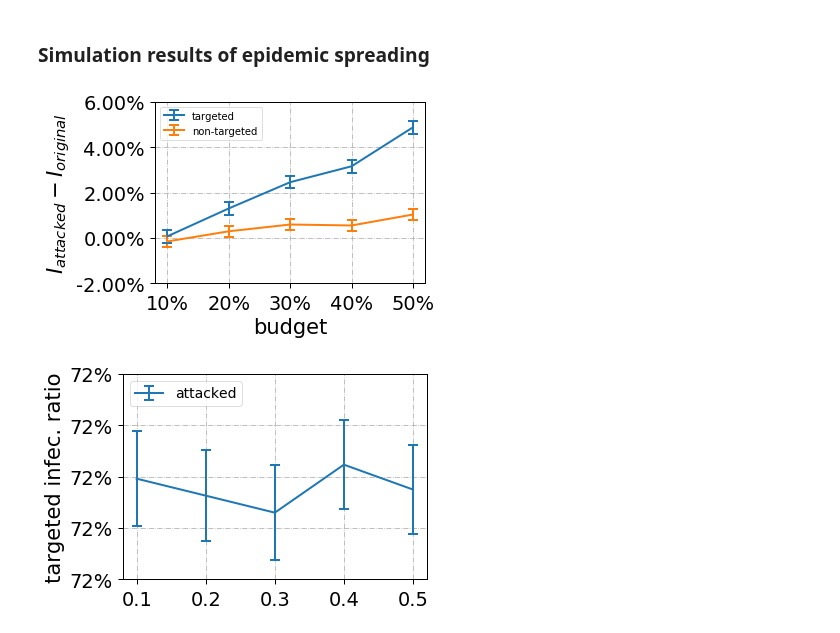
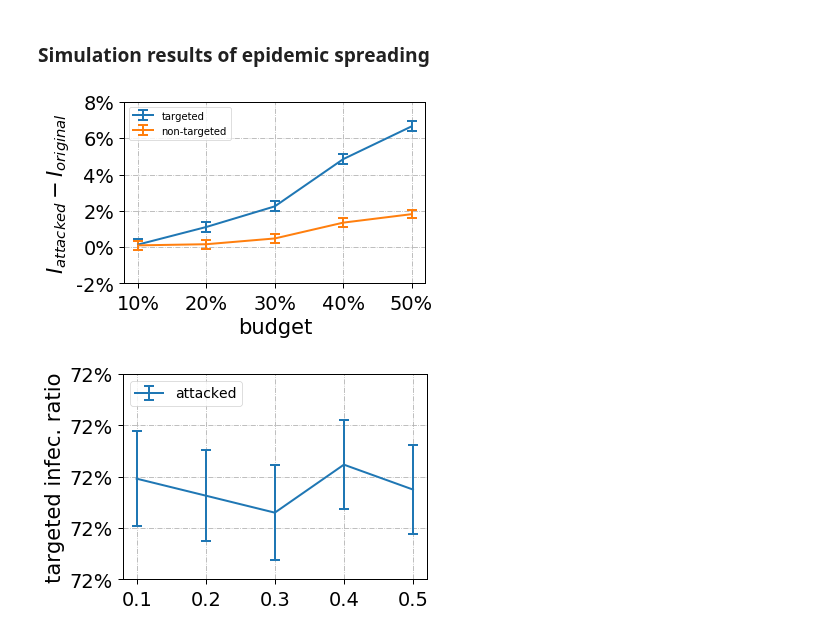
Before and after one commit to marsplus/attack-graph-code, a Jupyter notebook: src/data-analysis.ipynb, the cells around one changed output. Drawn from its saved outputs; the diff is of its cells as text; code cells hidden in the pictures.

```diff
--- a/src/data-analysis.ipynb
+++ b/src/data-analysis.ipynb
@@ -166,7 +166,7 @@ GAMMA = 0.24
 TAU = 0.06
 
 
-with open('../result/utility_max/{}/{}-SIS/Gamma-{:.2}---Tau-{:.2}/{}_numExp_{}_SIS_equalAlpha.p'.format(\
+with open('../result/unweighted/{}/{}-SIS/Gamma-{:.2}---Tau-{:.2}/{}_numExp_{}_SIS_equalAlpha.p'.format(\
                                                 mode, graph_type, GAMMA, TAU, graph_type, numExp), 'rb') as fid:
     data = pickle.load(fid)
 data = data[~(data['ratio targets'].isin([0]) & data['ratio bystanders'].isin([0]))]
@@ -186,35 +186,35 @@ S_err = []
 Key = 'ratio targets'
 for budget in [0.1, 0.2, 0.3, 0.4, 0.5]:
     a = data[data['graph'].isin(['attacked']) & data['budget'].isin([budget])][Key]
     a.index = range(len(a))
     b = data[data['graph'].isin(['original']) & data['budget'].isin([budget])][Key]
     b.index = range(len(b))
     S_err.append((a-b).sem() * 1.96)
 
 
 S_attacked = data.pivot_table(index=['graph', 'budget'])['ratio targets']['attacked']
 S_original = data.pivot_table(index=['graph', 'budget'])['ratio targets']['original']
 
 SP_attacked = data.pivot_table(index=['graph', 'budget'])['ratio bystanders']['attacked']
 SP_original = data.pivot_table(index=['graph', 'budget'])['ratio bystanders']['original']
 
 S_diff  = S_attacked - S_original
 SP_diff = SP_attacked - SP_original
 
 x = [0.1, 0.2, 0.3, 0.4, 0.5]
 plt.errorbar(x, S_diff, yerr=S_err, label='targeted', linewidth=2, markersize=7, capsize=5, elinewidth=2, markeredgewidth=2)
 plt.errorbar(x, SP_diff, yerr=SP_err, label='non-targeted', linewidth=2, markersize=7, capsize=5, elinewidth=2, markeredgewidth=2)
 plt.xticks(x, ['10%', '20%', '30%', '40%', '50%'])
 ax = plt.gca()
-plt.yticks(ax.get_yticks(),  ['%.2f%%' % (i*100) for i in ax.get_yticks()])
+plt.yticks(ax.get_yticks(),  ['%.0f%%' % (i*100) for i in ax.get_yticks()])
 plt.xlabel('budget')
 plt.ylabel('$I_{attacked} - I_{original}$')
 plt.legend(fontsize=10, loc='upper left')
 plt.grid(linestyle='-.')
 plt.tight_layout()
 # plt.savefig('../result/1.pdf'.format(graph_type, graph_type, numExp))
 # %% [output]
-[figure, old version]
+[figure, new version]
 # %%
 x = [0.1, 0.2, 0.3, 0.4, 0.5]
 Key = 'ratio bystanders'
```
Also changed, not shown: parts of 2 cells of this notebook, 6 other files.
